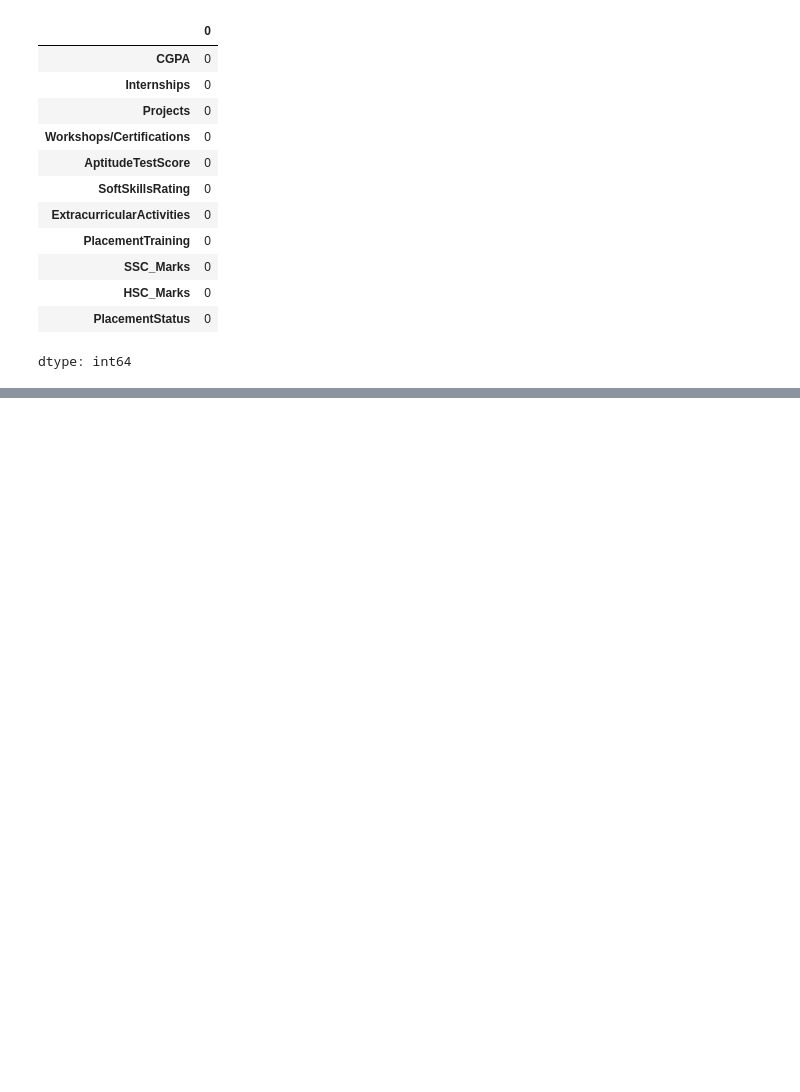
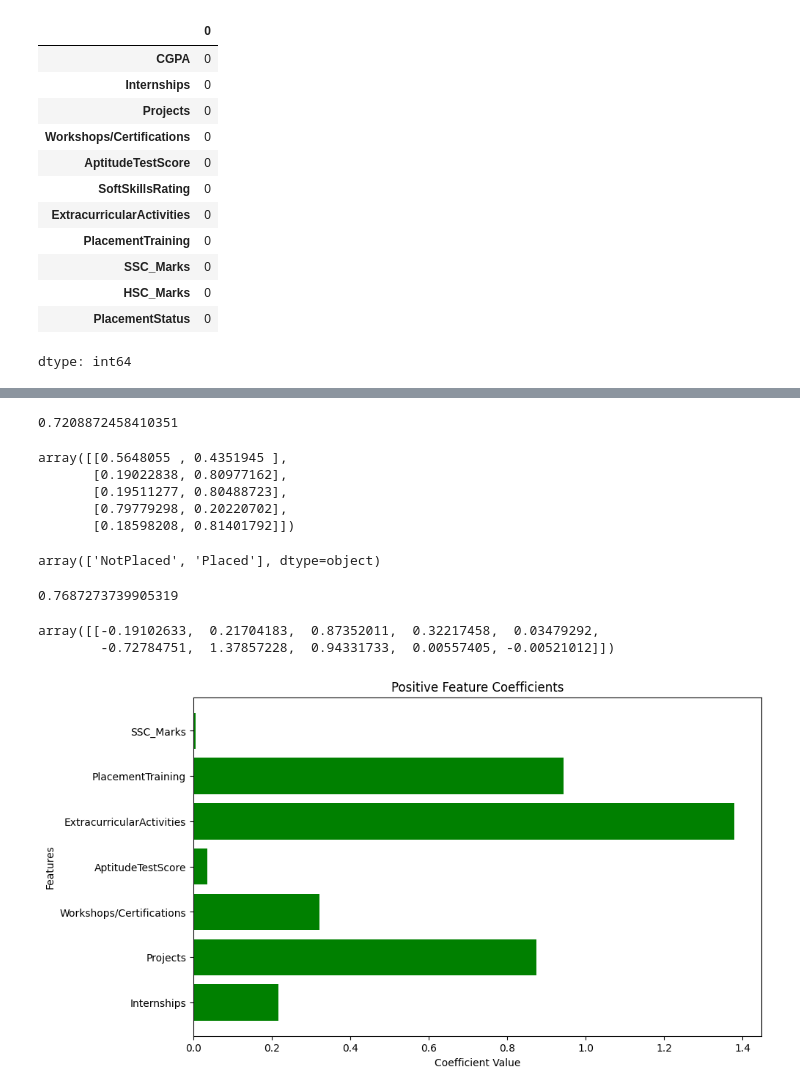
Before and after one commit to AnishShrestha09/student_placement_analysis_prject, a Jupyter notebook: Student_Placement_Analysis.ipynb, the cells around one changed output, grey strips where cells are left out. Cells and saved outputs as stored; diff of their text form; code cells hidden in the pictures; blank space fills up the shorter version.

```diff
--- a/Student_Placement_Analysis.ipynb
+++ b/Student_Placement_Analysis.ipynb
@@ -240,0 +278,2 @@ dtype: int64
+# %%
+x_encoded["ExtracurricularActivities"] = x_encoded["ExtracurricularActivities"].map({"Yes":1,"No":0})
@@ -240,0 +324,2 @@ dtype: int64
+# %%
+x_encoded["PlacementTraining"] = x_encoded["PlacementTraining"].map({"Yes": 1, "No": 0})
@@ -240,0 +449,4 @@ dtype: int64
+# %%
+model = LogisticRegression()
+# %%
+model.fit(x_encoded, y)
@@ -240,0 +498,48 @@ dtype: int64
+# %%
+from sklearn.metrics import precision_score
+
+precision_score(y_val, y_pred, pos_label="Placed")
+# %% [output]
+0.7208872458410351
+# %%
+model.predict_proba(X_val_encoded[:5])
+# %% [output]
+array([[0.5648055 , 0.4351945 ],
+       [0.19022838, 0.80977162],
+       [0.19511277, 0.80488723],
+       [0.79779298, 0.20220702],
+       [0.18598208, 0.81401792]])
+# %%
+model.classes_
+# %% [output]
+array(['NotPlaced', 'Placed'], dtype=object)
+# %%
+accuracy_score(y, model.predict(x_encoded))
+# %% [output]
+0.7687273739905319
+# %%
+model.coef_
+# %% [output]
+array([[-0.19102633,  0.21704183,  0.87352011,  0.32217458,  0.03479292,
+        -0.72784751,  1.37857228,  0.94331733,  0.00557405, -0.00521012]])
+# %%
+import matplotlib.pyplot as plt
+
+coefficients = model.coef_[0]
+
+positive_mask = coefficients > 0
+
+positive_features = x_encoded.columns[positive_mask]
+positive_values = coefficients[positive_mask]
+
+plt.figure(figsize=(10, 6))
+
+plt.barh(positive_features, positive_values, color='green')
+
+plt.title("Positive Feature Coefficients")
+plt.xlabel("Coefficient Value")
+plt.ylabel("Features")
+
+plt.show()
+# %% [output]
+[figure, added]
```
Also changed, not shown: parts of 35 cells of this notebook.
